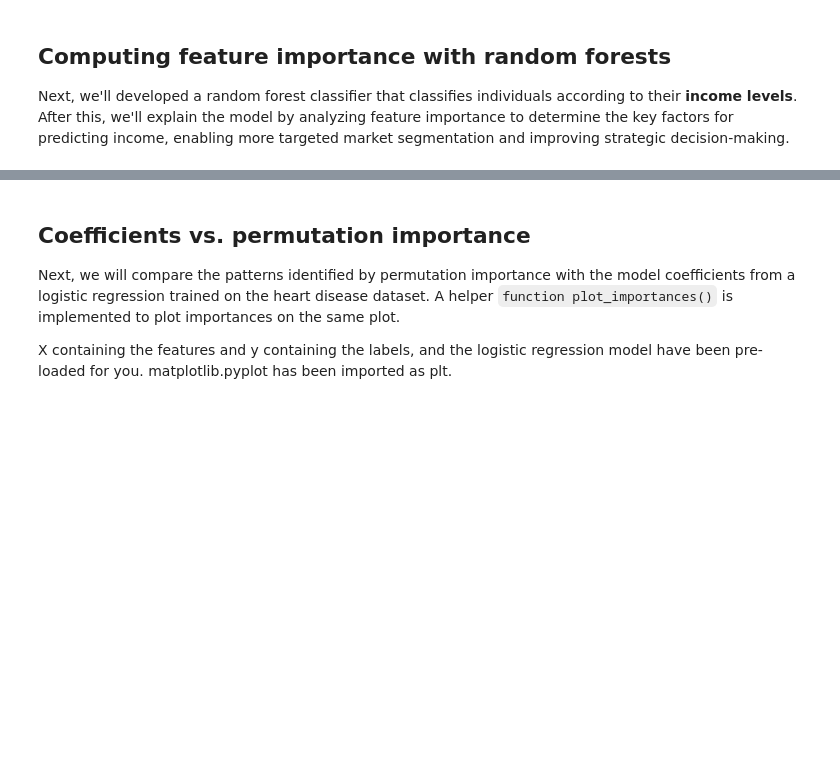
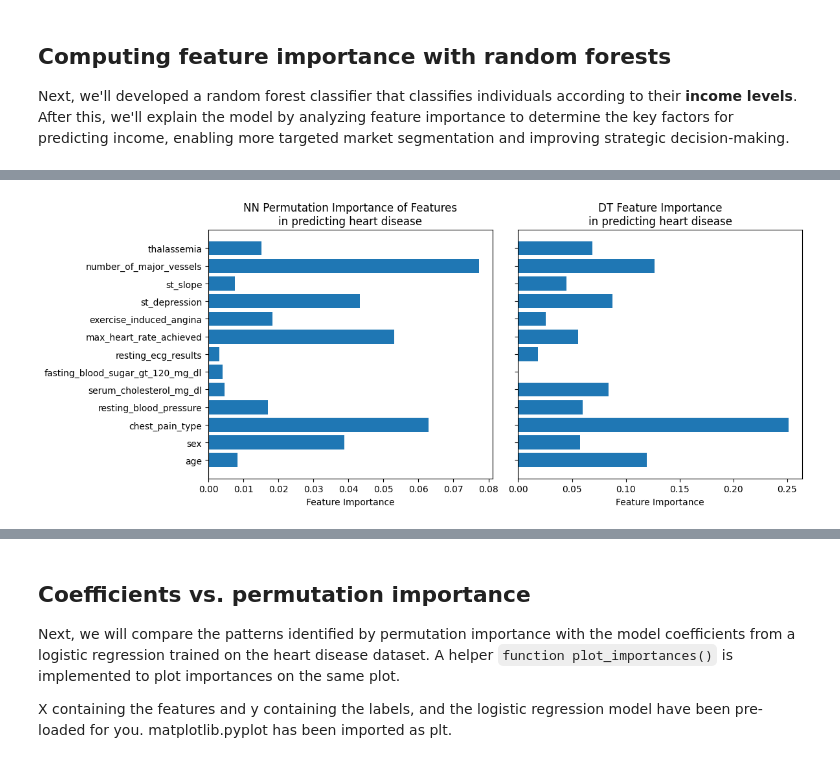
Before and after one commit to MichaelSzczepaniak/MLAIProjects, a Jupyter notebook: ExplainableML/ExplainableML.ipynb, the cells around one changed output, grey strips where cells are left out. Cells and saved outputs as stored; diff of their text form; code cells hidden in the pictures; blank space fills up the shorter version.

```diff
--- a/ExplainableML/ExplainableML.ipynb
+++ b/ExplainableML/ExplainableML.ipynb
@@ -371,16 +373,24 @@ y = df_heart['target']
+# %%
+from sklearn.inspection import permutation_importance
+# increase max_iter to ensure convergence
+model_nn_heart = MLPClassifier(hidden_layer_sizes=(10), max_iter=1000, random_state=1)
+model_nn_heart.fit(X_heart, y_heart)
+
+# Compute the permutation importance
+result = permutation_importance(model_nn_heart, X_heart, y_heart, n_repeats=10, random_state=1)
 # %%
-from sklearn.inspection import permutation_importance
-# increase max_iter to ensure convergence
-model = MLPClassifier(hidden_layer_sizes=(10), max_iter=1000, random_state=1)
-model.fit(X, y)
+# Plot feature importances
+fig1, ax1 = plt.subplots(1, 2, figsize=(12, 5), sharey=True)
+ax1[0].barh(X_train_heart.columns, result.importances_mean)
+ax1[0].set_title("NN Permutation Importance of Features\nin predicting heart disease")
+ax1[0].set_xlabel("Feature Importance")
 
-# Compute the permutation importance
-result = permutation_importance(model, X, y, n_repeats=10, random_state=1)
+ax1[1].barh(X_train_heart.columns, feature_importances_heart)
+ax1[1].set_title("DT Feature Importance\nin predicting heart disease")
+ax1[1].set_xlabel("Feature Importance")
+ax1[1].set_ylabel('')
 
-# Plot feature importances
-fig1, ax1 = plt.subplots()
-ax1.barh(X.columns, result.importances_mean)
-ax1.set_title("NN Permutation Importance of Features - kaggle Heart Disease Data")
-ax1.set_xlabel("Feature Importance")
-plt.xticks(rotation=45)
+plt.tight_layout()
 plt.show()
+# %% [output]
+[figure, added]
```
Also changed, not shown: parts of 22 cells of this notebook, 1 other file.
